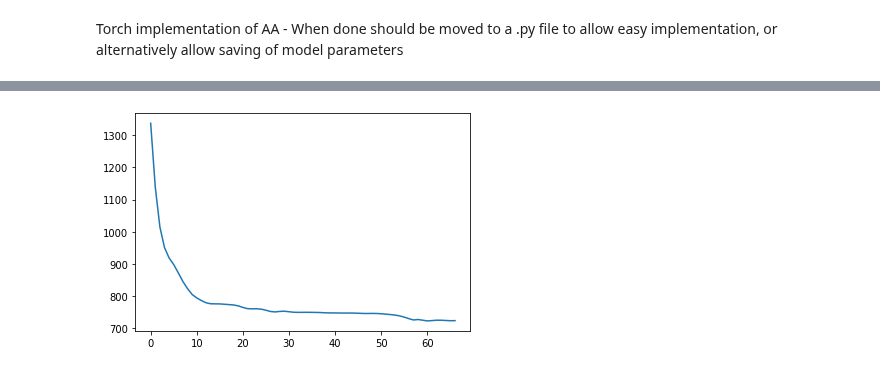
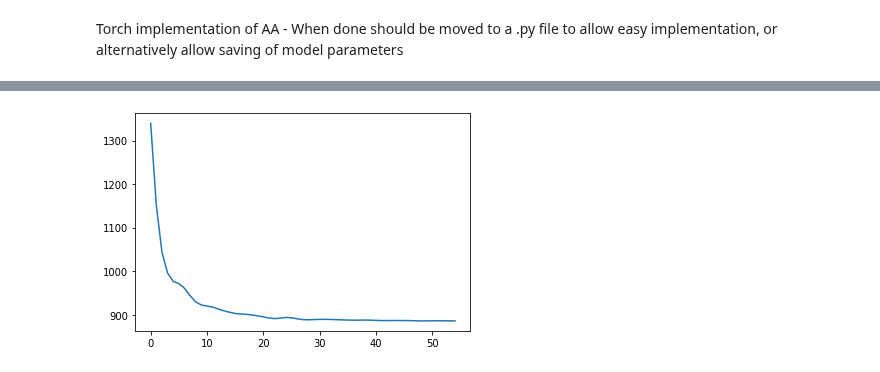
Before and after one commit to AlexanderVoldby/02466Fagprojekt2023, a Jupyter notebook: torchAA.ipynb, the cells around one changed output, grey strips where cells are left out. Drawn from its saved outputs; the diff is of its cells as text; code cells hidden in the pictures.

```diff
--- a/torchAA.ipynb
+++ b/torchAA.ipynb
@@ -13,7 +13,7 @@ from helpers.initializers import FurthestSum, MeanPeaks
 import matplotlib.pyplot as plt
 # %%
 class torchAA(torch.nn.Module):
-    def __init__(self, X, rank):
+    def __init__(self, X, rank, init = "fs"):
         super(torchAA, self).__init__()
 
         #Shape of Matrix for reproduction
@@ -21,12 +21,18 @@ class torchAA(torch.nn.Module):
         self.X = torch.tensor(X)
 
         #softmax layer
-        self.softmax = torch.nn.Softmax(dim = 1)
+        self.softmax0 = torch.nn.Softmax(dim = 1)
+        self.softmax1 = torch.nn.Softmax(dim = 0)
 
         # Initialization of Tensors/Matrices S and C
 
         # cols = FurthestSum(X, rank, 1)
-        cols = MeanPeaks(X, rank)
+        if (init == "fs"):
+            cols = FurthestSum(X, rank, 0)
+        else:
+            cols = MeanPeaks(X, rank)
+
+
         self.C = X.T[cols]
         self.C = torch.tensor(self.C.T, requires_grad=True)
         self.C = torch.nn.Parameter(self.C)
@@ -39,11 +45,11 @@ class torchAA(torch.nn.Module):
 
         #first matrix Multiplication with softmax
         self.XC = torch.matmul(self.X.T.double(),
-                                self.softmax(
+                                self.softmax1(
                                 self.C.double()))
 
         self.XCS = torch.matmul(self.XC.double(),
-                                self.softmax(
+                                self.softmax0(
                                 self.S.double()))
         # print(self.XCS.shape)
 
@@ -53,7 +59,7 @@ class torchAA(torch.nn.Module):
 # %%
 torch.manual_seed(0)
 
-aa = torchAA(X, 3)
+aa = torchAA(X, 2, init="")
 
 #optimizer for modifying learning rate, ADAM chosen because of https://machinelearningmastery.com/adam-optimization-algorithm-for-deep-learning/
 optimizer = torch.optim.Adam(aa.parameters(), lr=0.3)
@@ -94,4 +100,4 @@ epoch: 67, Loss: 723.6380300011084
-[figure, old version]
+[figure, new version]
 # %%
 # print(list(aa.parameters())[1].shape)
 
```
Also changed, not shown: parts of 2 cells of this notebook, 3 other files.
